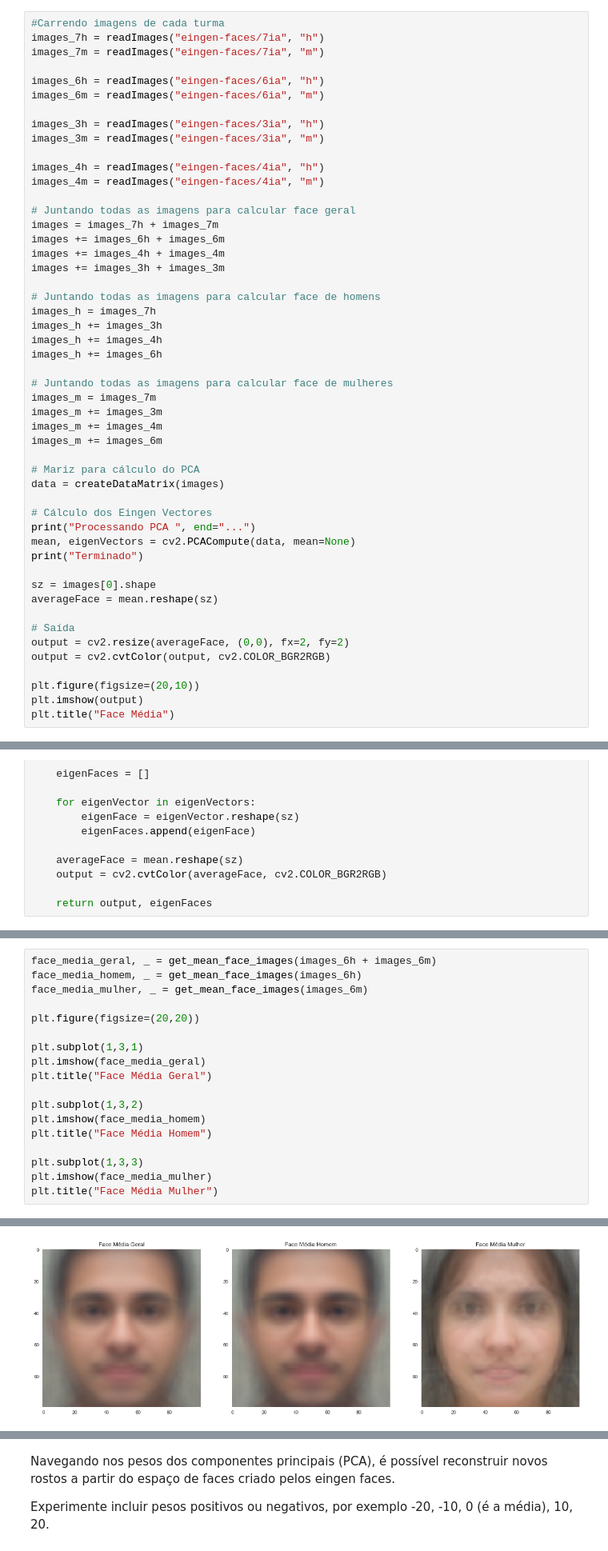
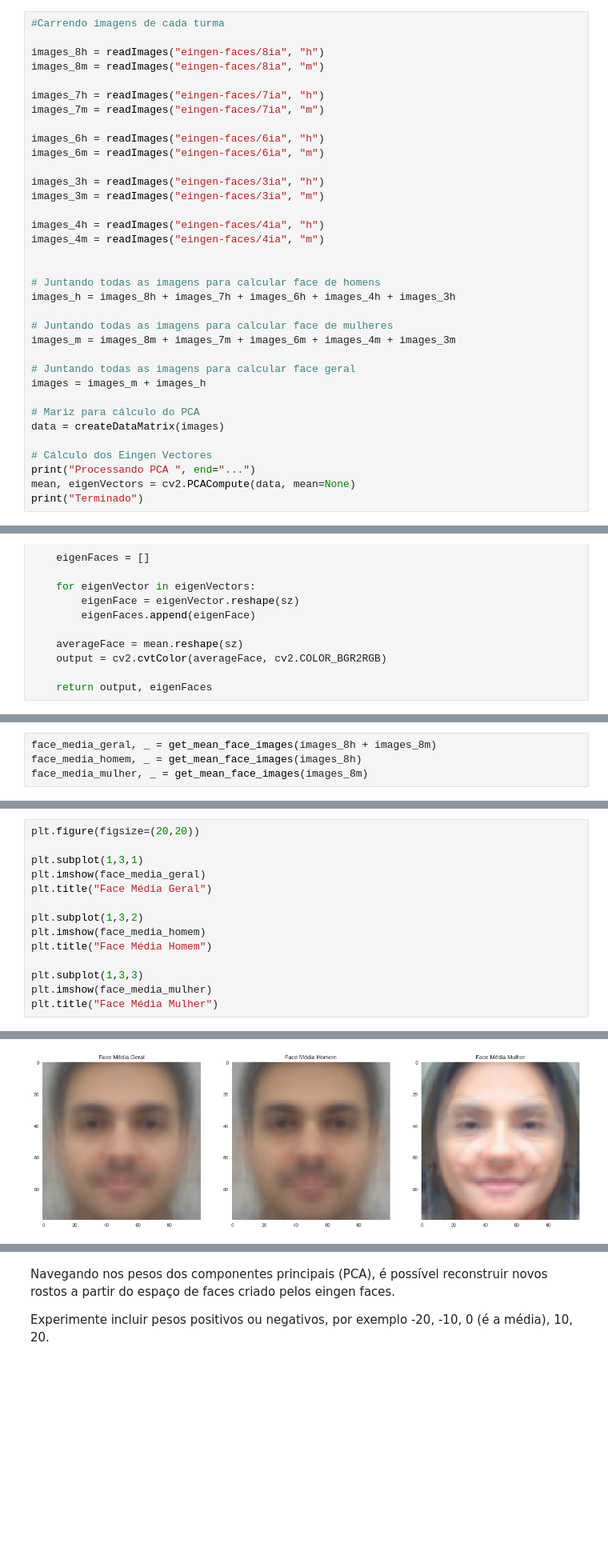
Before and after one commit to michelpf/fiap-ml-visao-computacional, a Jupyter notebook: aula-5-machine-learning-aplicado/face-media-alunos.ipynb, the cells around one changed output, grey strips where cells are left out. Shown at 80% size. Saved outputs shown, nothing was run; the diff lists cells and outputs as text; blank space fills up the shorter version.

Commit message:
Atualizado face média da turma

```diff
--- a/aula-5-machine-learning-aplicado/face-media-alunos.ipynb
+++ b/aula-5-machine-learning-aplicado/face-media-alunos.ipynb
@@ -118,5 +105,9 @@ def createDataMatrix(images):
 # %%
 #Carrendo imagens de cada turma
+
+images_8h = readImages("eingen-faces/8ia", "h")
+images_8m = readImages("eingen-faces/8ia", "m")
+
 images_7h = readImages("eingen-faces/7ia", "h")
 images_7m = readImages("eingen-faces/7ia", "m")
 
@@ -129,23 +120,15 @@ images_3m = readImages("eingen-faces/3ia", "m")
 images_4h = readImages("eingen-faces/4ia", "h")
 images_4m = readImages("eingen-faces/4ia", "m")
 
-# Juntando todas as imagens para calcular face geral
-images = images_7h + images_7m
-images += images_6h + images_6m
-images += images_4h + images_4m
-images += images_3h + images_3m
 
 # Juntando todas as imagens para calcular face de homens
-images_h = images_7h
-images_h += images_3h
-images_h += images_4h
-images_h += images_6h
+images_h = images_8h + images_7h + images_6h + images_4h + images_3h
 
 # Juntando todas as imagens para calcular face de mulheres
-images_m = images_7m
-images_m += images_3m
-images_m += images_4m
-images_m += images_6m
+images_m = images_8m + images_7m + images_6m + images_4m + images_3m
+
+# Juntando todas as imagens para calcular face geral
+images = images_m + images_h
 
 # Mariz para cálculo do PCA
 data = createDataMatrix(images)
@@ -154,15 +137,4 @@ data = createDataMatrix(images)
 print("Processando PCA ", end="...")
 mean, eigenVectors = cv2.PCACompute(data, mean=None)
 print("Terminado")
-
-sz = images[0].shape
-averageFace = mean.reshape(sz)
-
-# Saída
-output = cv2.resize(averageFace, (0,0), fx=2, fy=2)
-output = cv2.cvtColor(output, cv2.COLOR_BGR2RGB)
-
-plt.figure(figsize=(20,10))
-plt.imshow(output)
-plt.title("Face Média")
 # %% [output]
@@ -250,0 +247,4 @@ Text(0.5,1,'Face Média Mulher')
+# %%
+face_media_geral, _ = get_mean_face_images(images_8h + images_8m)
+face_media_homem, _ = get_mean_face_images(images_8h)
+face_media_mulher, _ = get_mean_face_images(images_8m)
@@ -251,8 +258,4 @@ Text(0.5,1,'Face Média Mulher')
 # %%
-face_media_geral, _ = get_mean_face_images(images_6h + images_6m)
-face_media_homem, _ = get_mean_face_images(images_6h)
-face_media_mulher, _ = get_mean_face_images(images_6m)
-
 plt.figure(figsize=(20,20))
 
 plt.subplot(1,3,1)
@@ -277 +274 @@ Text(0.5,1,'Face Média Mulher')
-[figure, old version]
+[figure, new version]
```
Also changed, not shown: parts of 25 cells of this notebook, 29 other files.
